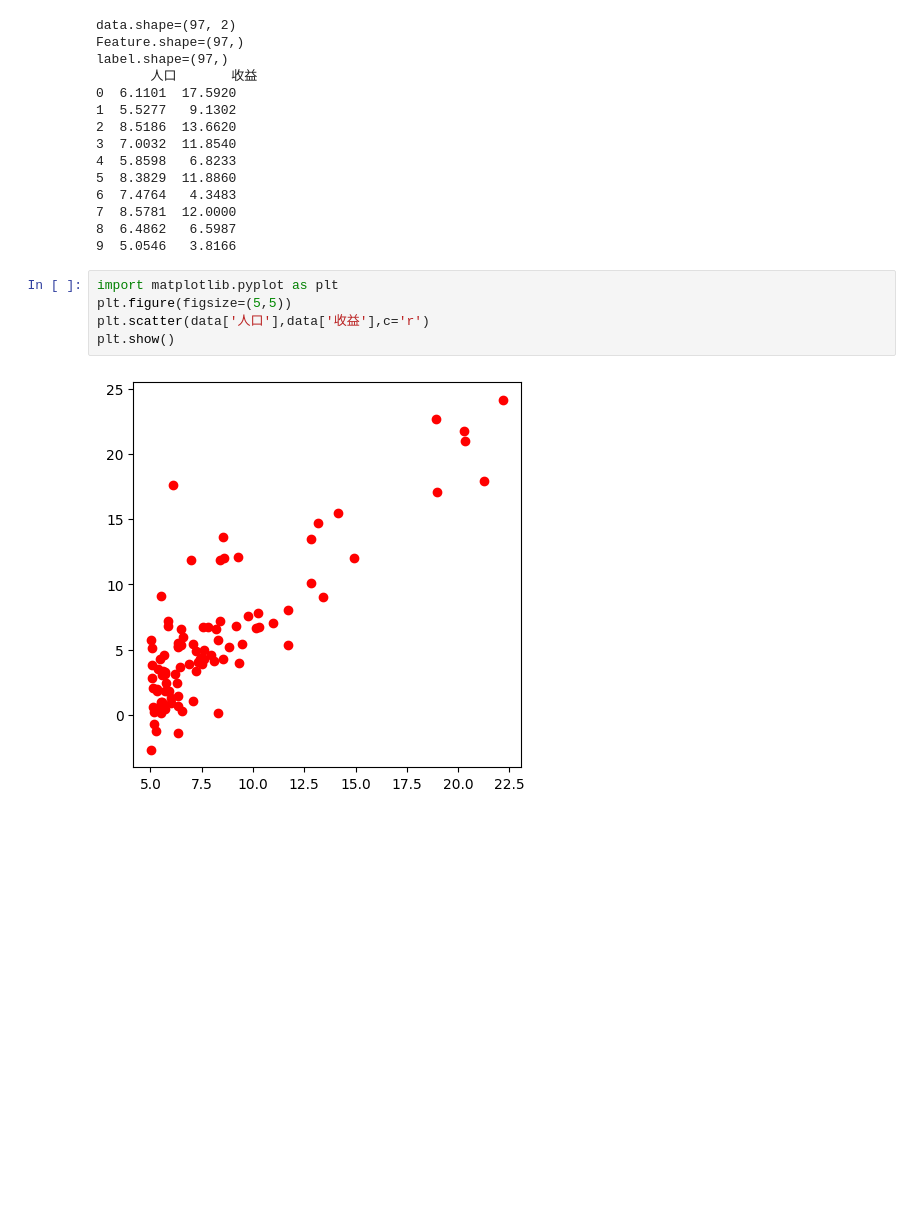
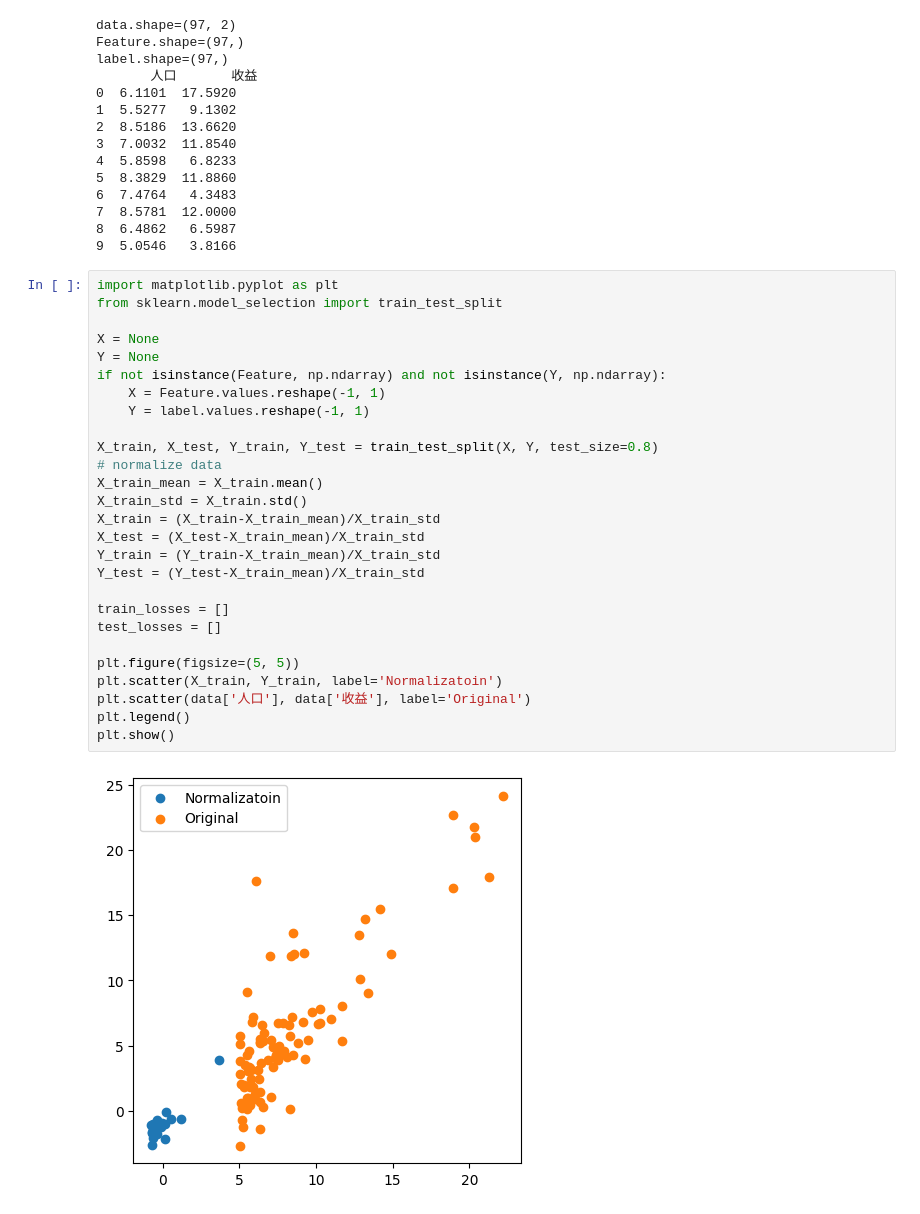
Before and after one commit to roseee-e/ML-homework, a Jupyter notebook: 第三次作业/张丁文_2200170271.ipynb, the cells around one changed output. Saved outputs shown, nothing was run; the diff lists cells and outputs as text; blank space fills up the shorter version.

```diff
--- a/第三次作业/张丁文_2200170271.ipynb
+++ b/第三次作业/张丁文_2200170271.ipynb
@@ -107,13 +107,35 @@ label.shape=(97,)
 7  8.5781  12.0000
 8  6.4862   6.5987
 9  5.0546   3.8166
-# %%
-import matplotlib.pyplot as plt
-plt.figure(figsize=(5,5))
-plt.scatter(data['人口'],data['收益'],c='r')
-plt.show()
-# %% [output]
-[figure, removed]
+# %%
+import matplotlib.pyplot as plt
+from sklearn.model_selection import train_test_split
+
+X = None
+Y = None
+if not isinstance(Feature, np.ndarray) and not isinstance(Y, np.ndarray):
+    X = Feature.values.reshape(-1, 1)
+    Y = label.values.reshape(-1, 1)
+
+X_train, X_test, Y_train, Y_test = train_test_split(X, Y, test_size=0.8)
+# normalize data
+X_train_mean = X_train.mean()
+X_train_std = X_train.std()
+X_train = (X_train-X_train_mean)/X_train_std
+X_test = (X_test-X_train_mean)/X_train_std
+Y_train = (Y_train-X_train_mean)/X_train_std
+Y_test = (Y_test-X_train_mean)/X_train_std
+
+train_losses = []
+test_losses = []
+
+plt.figure(figsize=(5, 5))
+plt.scatter(X_train, Y_train, label='Normalizatoin')
+plt.scatter(data['人口'], data['收益'], label='Original')
+plt.legend()
+plt.show()
+# %% [output]
+[figure, added]
 # %%
 from sklearn.model_selection import train_test_split
 import numpy as np
```
Also changed, not shown: parts of 2 cells of this notebook.
